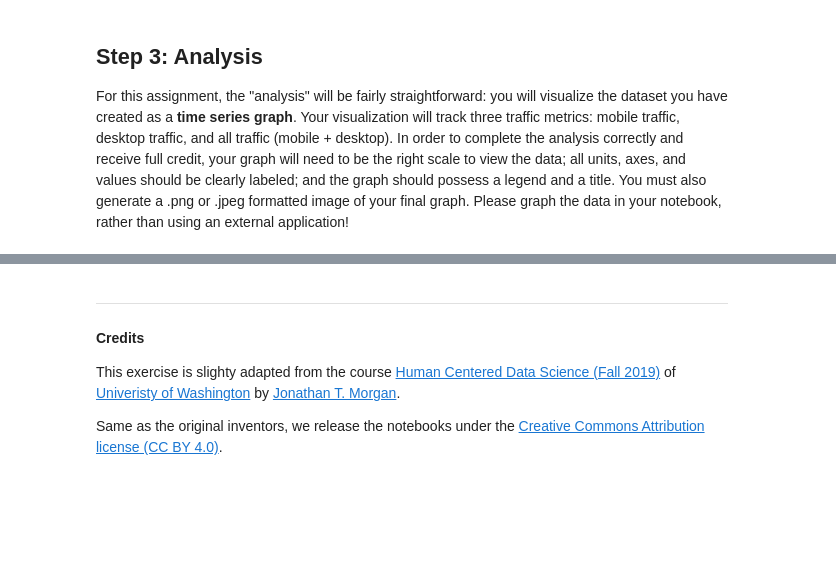
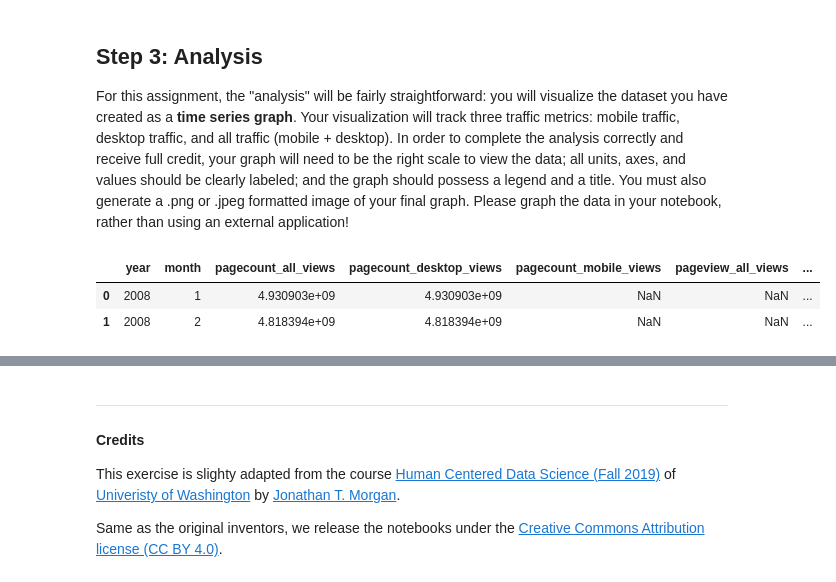
Before and after one commit to chrisk280/A2-hcds-hcc-chki, a Jupyter notebook: src/A2_ReproducibilityWorkflow.ipynb, the cells around one changed output, grey strips where cells are left out. Saved outputs shown, nothing was run; the diff lists cells and outputs as text; code cells hidden in the pictures; blank space fills up the shorter version.

```diff
--- a/src/A2_ReproducibilityWorkflow.ipynb
+++ b/src/A2_ReproducibilityWorkflow.ipynb
@@ -451,3 +478,10 @@ traffic_df.to_csv("../data_clean/en-wikipedia_traffic_200801-202010.csv", index=
 
 For this assignment, the "analysis" will be fairly straightforward: you will visualize the dataset you have created as a **time series graph**. Your visualization will track three traffic metrics: mobile traffic, desktop traffic, and all traffic (mobile + desktop). In order to complete the analysis correctly and receive full credit, your graph will need to be the right scale to view the data; all units, axes, and values should be clearly labeled; and the graph should possess a legend and a title. You must also generate a .png or .jpeg formatted image of your final graph.
 Please graph the data in your notebook, rather than using an external application!
+# %%
+traffic_df = pd.read_csv("../data_clean/en-wikipedia_traffic_200801-202010.csv")
+traffic_df.head(2)
+# %% [output]
+|  | year | month | pagecount_all_views | pagecount_desktop_views | pagecount_mobile_views | pageview_all_views | ... |
+| 0 | 2008 | 1 | 4.930903e+09 | 4.930903e+09 | NaN | NaN | ... |
+| 1 | 2008 | 2 | 4.818394e+09 | 4.818394e+09 | NaN | NaN | ... |
```
Also changed, not shown: parts of 12 cells of this notebook, 4 other files.
